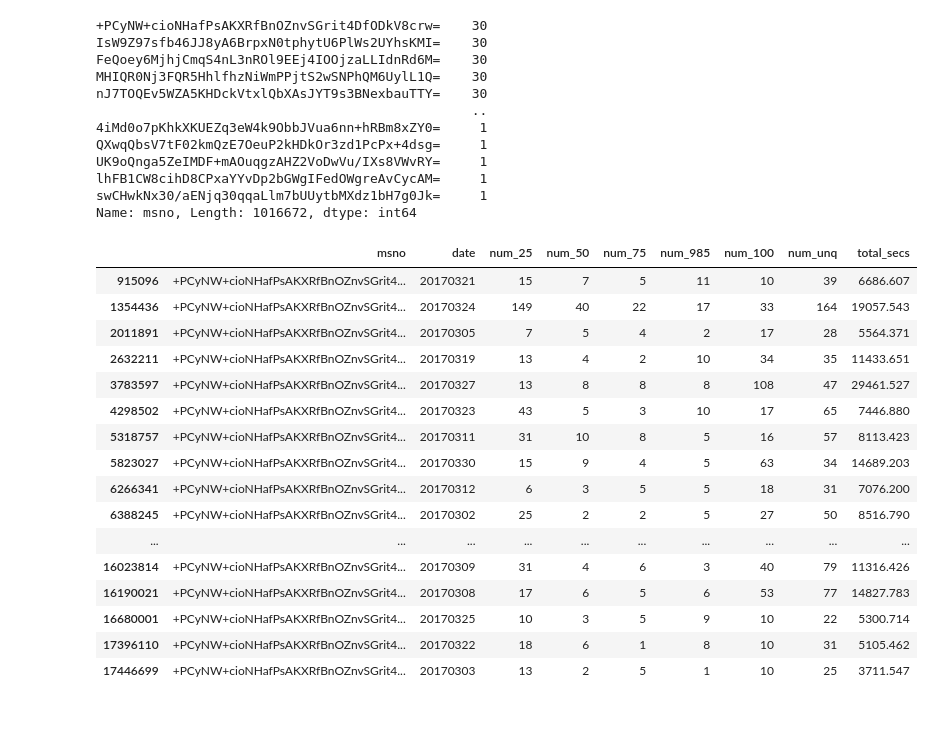
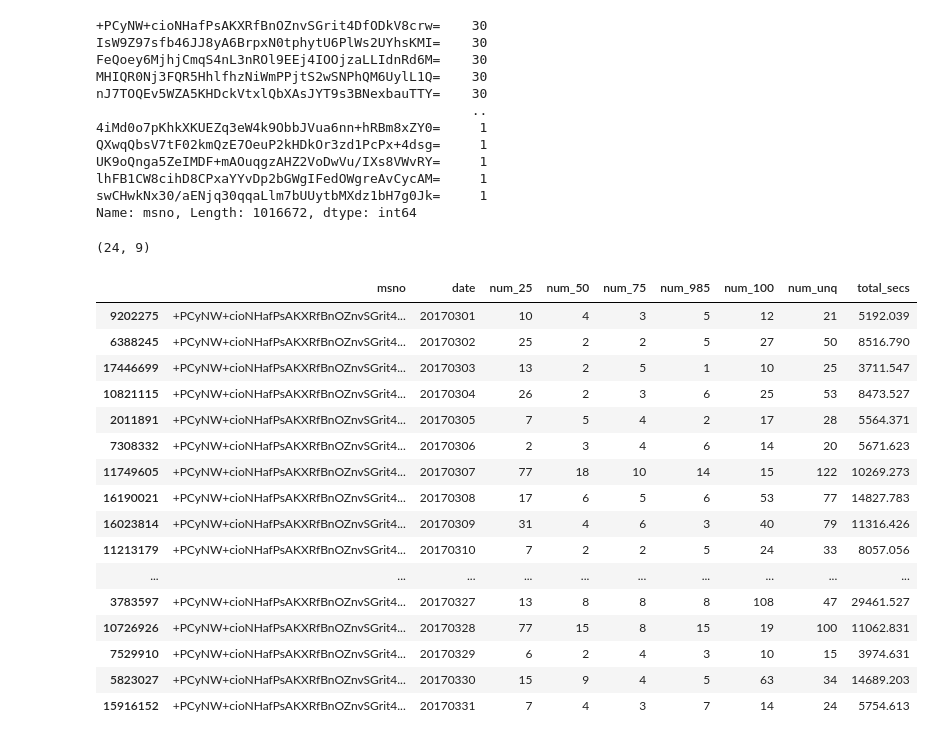
Before and after one commit to Marsha1113302/Springboard, a Jupyter notebook: Capstone2.ipynb, the cells around one changed output. Drawn from its saved outputs; the diff is of its cells as text; code cells hidden in the pictures.

```diff
--- a/Capstone2.ipynb
+++ b/Capstone2.ipynb
@@ -15,6 +15,8 @@ from sklearn.feature_selection import SelectKBest, f_regression
 from sklearn.ensemble import RandomForestRegressor
 from sklearn.metrics import r2_score, mean_squared_error, mean_absolute_error
 from sklearn.pipeline import make_pipeline
+# %%
+pd.set_option('display.max_columns', None)
 # %%
 # Train table contains user ID and whether or not they churned
 
@@ -225,23 +370,27 @@ UK9oQnga5ZeIMDF+mAOuqgzAHZ2VoDwVu/IXs8VWvRY=     1
 lhFB1CW8cihD8CPxaYYvDp2bGWgIFedOWgreAvCycAM=     1
 swCHwkNx30/aENjq30qqaLlm7bUUytbMXdz1bH7g0Jk=     1
 Name: msno, Length: 1016672, dtype: int64
+# %%
+userdf[userdf.msno == '5ty4nZkq54z93wQtBN7RHVYj8rNghBDCVBH+3xmxf0I=']
+# %% [output]
+(24, 9)
 # %%
-userdf[userdf['msno'] == '+PCyNW+cioNHafPsAKXRfBnOZnvSGrit4DfODkV8crw=']
+userdf[userdf['msno'] == '+PCyNW+cioNHafPsAKXRfBnOZnvSGrit4DfODkV8crw='].sort_values('date')
 # %% [output]
 |  | msno | date | num_25 | num_50 | num_75 | num_985 | num_100 | num_unq | total_secs |
-| 915096 | +PCyNW+cioNHafPsAKXRfBnOZnvSGrit4... | 20170321 | 15 | 7 | 5 | 11 | 10 | 39 | 6686.607 |
-| 1354436 | +PCyNW+cioNHafPsAKXRfBnOZnvSGrit4... | 20170324 | 149 | 40 | 22 | 17 | 33 | 164 | 19057.543 |
+| 9202275 | +PCyNW+cioNHafPsAKXRfBnOZnvSGrit4... | 20170301 | 10 | 4 | 3 | 5 | 12 | 21 | 5192.039 |
+| 6388245 | +PCyNW+cioNHafPsAKXRfBnOZnvSGrit4... | 20170302 | 25 | 2 | 2 | 5 | 27 | 50 | 8516.790 |
+| 17446699 | +PCyNW+cioNHafPsAKXRfBnOZnvSGrit4... | 20170303 | 13 | 2 | 5 | 1 | 10 | 25 | 3711.547 |
+| 10821115 | +PCyNW+cioNHafPsAKXRfBnOZnvSGrit4... | 20170304 | 26 | 2 | 3 | 6 | 25 | 53 | 8473.527 |
 | 2011891 | +PCyNW+cioNHafPsAKXRfBnOZnvSGrit4... | 20170305 | 7 | 5 | 4 | 2 | 17 | 28 | 5564.371 |
-| 2632211 | +PCyNW+cioNHafPsAKXRfBnOZnvSGrit4... | 20170319 | 13 | 4 | 2 | 10 | 34 | 35 | 11433.651 |
+| 7308332 | +PCyNW+cioNHafPsAKXRfBnOZnvSGrit4... | 20170306 | 2 | 3 | 4 | 6 | 14 | 20 | 5671.623 |
+| 11749605 | +PCyNW+cioNHafPsAKXRfBnOZnvSGrit4... | 20170307 | 77 | 18 | 10 | 14 | 15 | 122 | 10269.273 |
+| 16190021 | +PCyNW+cioNHafPsAKXRfBnOZnvSGrit4... | 20170308 | 17 | 6 | 5 | 6 | 53 | 77 | 14827.783 |
+| 16023814 | +PCyNW+cioNHafPsAKXRfBnOZnvSGrit4... | 20170309 | 31 | 4 | 6 | 3 | 40 | 79 | 11316.426 |
+| 11213179 | +PCyNW+cioNHafPsAKXRfBnOZnvSGrit4... | 20170310 | 7 | 2 | 2 | 5 | 24 | 33 | 8057.056 |
+| ... | ... | ... | ... | ... | ... | ... | ... | ... | ... |
 | 3783597 | +PCyNW+cioNHafPsAKXRfBnOZnvSGrit4... | 20170327 | 13 | 8 | 8 | 8 | 108 | 47 | 29461.527 |
-| 4298502 | +PCyNW+cioNHafPsAKXRfBnOZnvSGrit4... | 20170323 | 43 | 5 | 3 | 10 | 17 | 65 | 7446.880 |
-| 5318757 | +PCyNW+cioNHafPsAKXRfBnOZnvSGrit4... | 20170311 | 31 | 10 | 8 | 5 | 16 | 57 | 8113.423 |
+| 10726926 | +PCyNW+cioNHafPsAKXRfBnOZnvSGrit4... | 20170328 | 77 | 15 | 8 | 15 | 19 | 100 | 11062.831 |
+| 7529910 | +PCyNW+cioNHafPsAKXRfBnOZnvSGrit4... | 20170329 | 6 | 2 | 4 | 3 | 10 | 15 | 3974.631 |
 | 5823027 | +PCyNW+cioNHafPsAKXRfBnOZnvSGrit4... | 20170330 | 15 | 9 | 4 | 5 | 63 | 34 | 14689.203 |
-| 6266341 | +PCyNW+cioNHafPsAKXRfBnOZnvSGrit4... | 20170312 | 6 | 3 | 5 | 5 | 18 | 31 | 7076.200 |
-| 6388245 | +PCyNW+cioNHafPsAKXRfBnOZnvSGrit4... | 20170302 | 25 | 2 | 2 | 5 | 27 | 50 | 8516.790 |
-| ... | ... | ... | ... | ... | ... | ... | ... | ... | ... |
-| 16023814 | +PCyNW+cioNHafPsAKXRfBnOZnvSGrit4... | 20170309 | 31 | 4 | 6 | 3 | 40 | 79 | 11316.426 |
-| 16190021 | +PCyNW+cioNHafPsAKXRfBnOZnvSGrit4... | 20170308 | 17 | 6 | 5 | 6 | 53 | 77 | 14827.783 |
-| 16680001 | +PCyNW+cioNHafPsAKXRfBnOZnvSGrit4... | 20170325 | 10 | 3 | 5 | 9 | 10 | 22 | 5300.714 |
-| 17396110 | +PCyNW+cioNHafPsAKXRfBnOZnvSGrit4... | 20170322 | 18 | 6 | 1 | 8 | 10 | 31 | 5105.462 |
-| 17446699 | +PCyNW+cioNHafPsAKXRfBnOZnvSGrit4... | 20170303 | 13 | 2 | 5 | 1 | 10 | 25 | 3711.547 |
+| 15916152 | +PCyNW+cioNHafPsAKXRfBnOZnvSGrit4... | 20170331 | 7 | 4 | 3 | 7 | 14 | 24 | 5754.613 |
```
Also changed, not shown: parts of 44 cells of this notebook.
